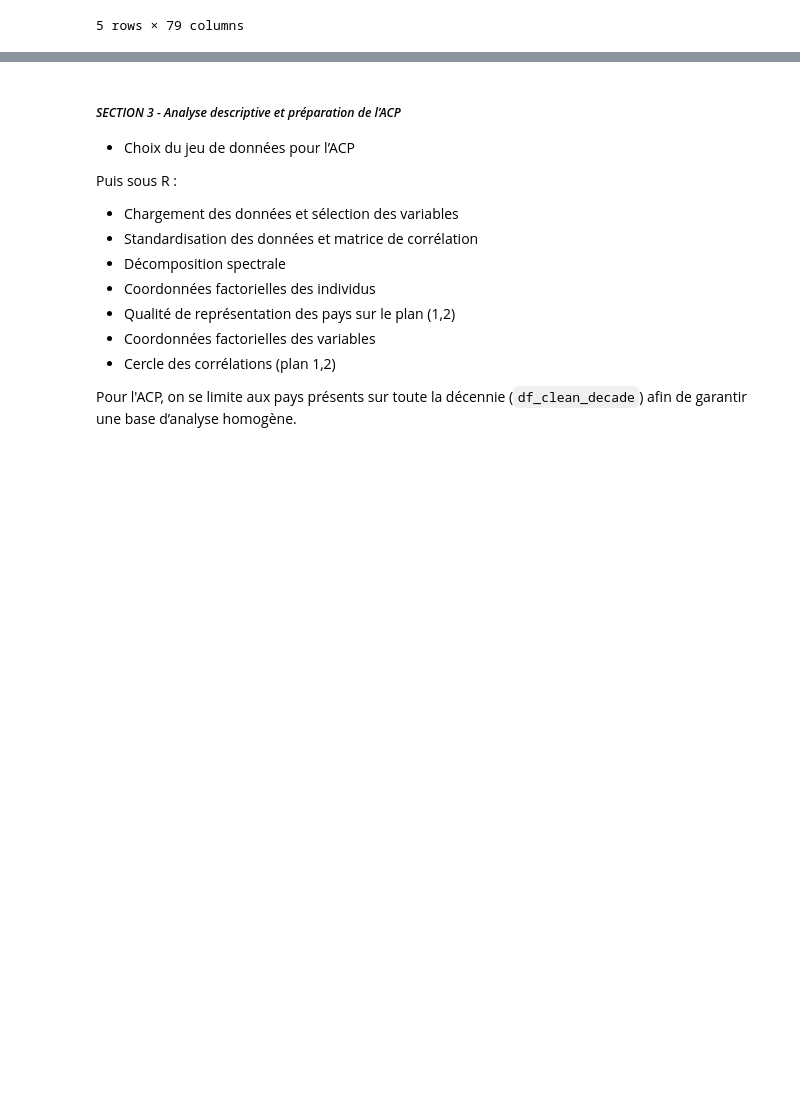
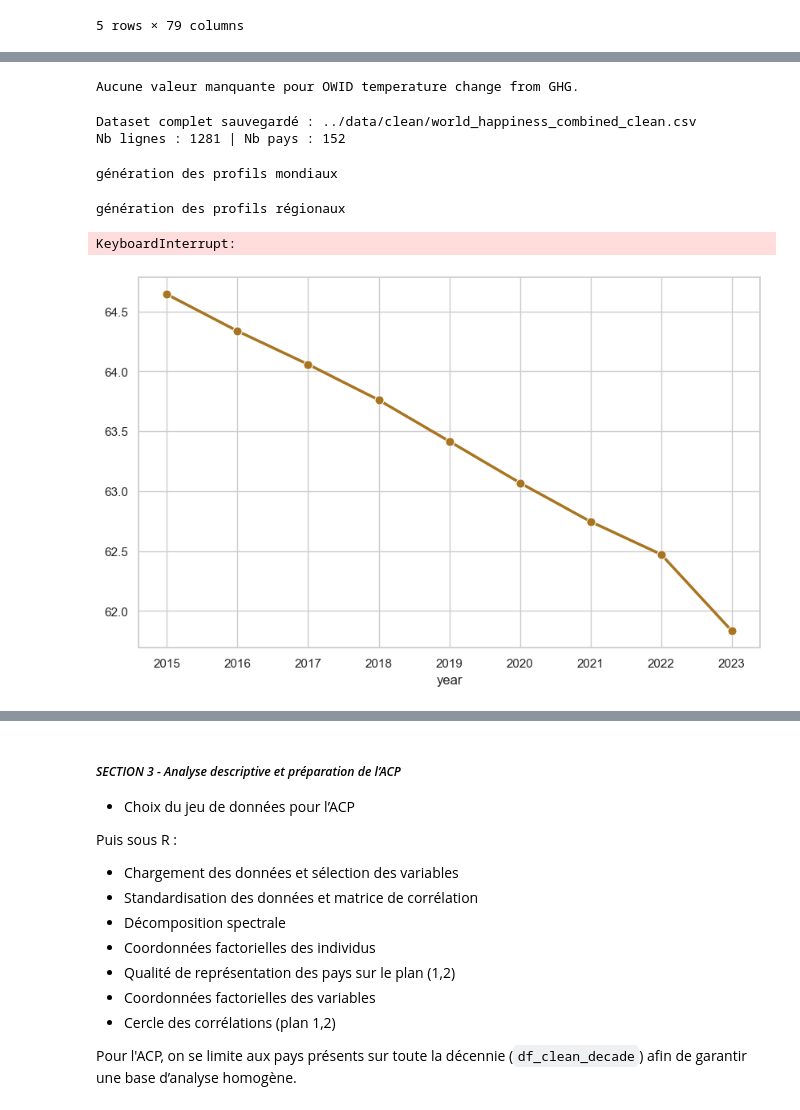
Before and after one commit to Anthony2210/world-happiness, a Jupyter notebook: code/nettoyage_des_données.ipynb, the cells around one changed output, grey strips where cells are left out. Saved outputs shown, nothing was run; the diff lists cells and outputs as text; code cells hidden in the pictures; blank space fills up the shorter version.

```diff
--- a/code/nettoyage_des_données.ipynb
+++ b/code/nettoyage_des_données.ipynb
@@ -922,12 +769,8 @@ df_owid["country"] = df_owid["country"].apply(clean_name)
 # %%
-df_merged_owid = df_clean.merge(
-    df_owid[["country", "year", "co2_per_capita", "temperature_change_from_ghg"]],
+df_combined_raw = df_combined_raw.merge(
+    df_owid[["country", "year", "co2_per_capita"]],
     on=["country", "year"],
     how="left"
-)
+).rename(columns={"co2_per_capita": "co2_emissions_per_capita"})
 
-df_clean = df_merged_owid.rename(columns={
-    "co2_per_capita": "co2_emissions_per_capita",
-})
-
-df_clean_decade = df_clean[df_clean["country"].isin(countries_full_decade)].copy()
+report_missing_by_country(df_combined_raw, "co2_emissions_per_capita", label="OWID CO2 per capita")
@@ -985,0 +779,57 @@ D'autres variables peuvent nous aider
+# %%
+df_combined_raw = df_combined_raw.merge(
+    df_owid[["country", "year", "temperature_change_from_ghg"]],
+    on=["country", "year"],
+    how="left"
+)
+
+report_missing_by_country(df_combined_raw, "temperature_change_from_ghg", label="OWID temperature change from GHG")
+# %% [output]
+Aucune valeur manquante pour OWID temperature change from GHG.
+# %%
+CLEAN = "../data/clean/world_happiness_combined_clean.csv"
+
+df_combined_raw.to_csv(
+    CLEAN,
+    sep=";",
+    index=False,
+    encoding="utf-8"
+)
+
+print("Dataset complet sauvegardé :", CLEAN)
+print("Nb lignes :", len(df_combined_raw), "| Nb pays :", df_combined_raw["country"].nunique())
+# %% [output]
+Dataset complet sauvegardé : ../data/clean/world_happiness_combined_clean.csv
+Nb lignes : 1281 | Nb pays : 152
+# %%
+ACTIVE_VARS_FINAL = [
+    "happiness_score",
+    "gdp_log",
+    "life_expectancy",
+    "freedom_to_choose",
+    "generosity",
+    "cpi",
+    "unemployment_rate",
+    "active_population_rate",
+    "urban_population_rate",
+    "voice_accountability",
+    "government_effectiveness",
+    "co2_emissions_per_capita",
+    "temperature_change_from_ghg",
+]
+
+VAR_CONFIG, COLS_NUM = make_config(ACTIVE_VARS_FINAL)
+
+print("génération des profils mondiaux")
+generate_global_profiles(df_combined_raw, COLS_NUM, VAR_CONFIG, PROFIL, YEAR_MIN, YEAR_MAX)
+
+print("génération des profils régionaux")
+generate_regional_profiles(df_combined_raw, COLS_NUM, VAR_CONFIG, PROFIL, YEAR_MIN, YEAR_MAX)
+
+print("génération des profils nationaux")
+generate_country_profiles(df_combined_raw, COLS_NUM, VAR_CONFIG, PROFIL, YEAR_MIN, YEAR_MAX)
+# %% [output]
+génération des profils mondiaux
+génération des profils régionaux
+KeyboardInterrupt:
+[figure, added]
```
Also changed, not shown: parts of 49 cells of this notebook, 2 other files.
